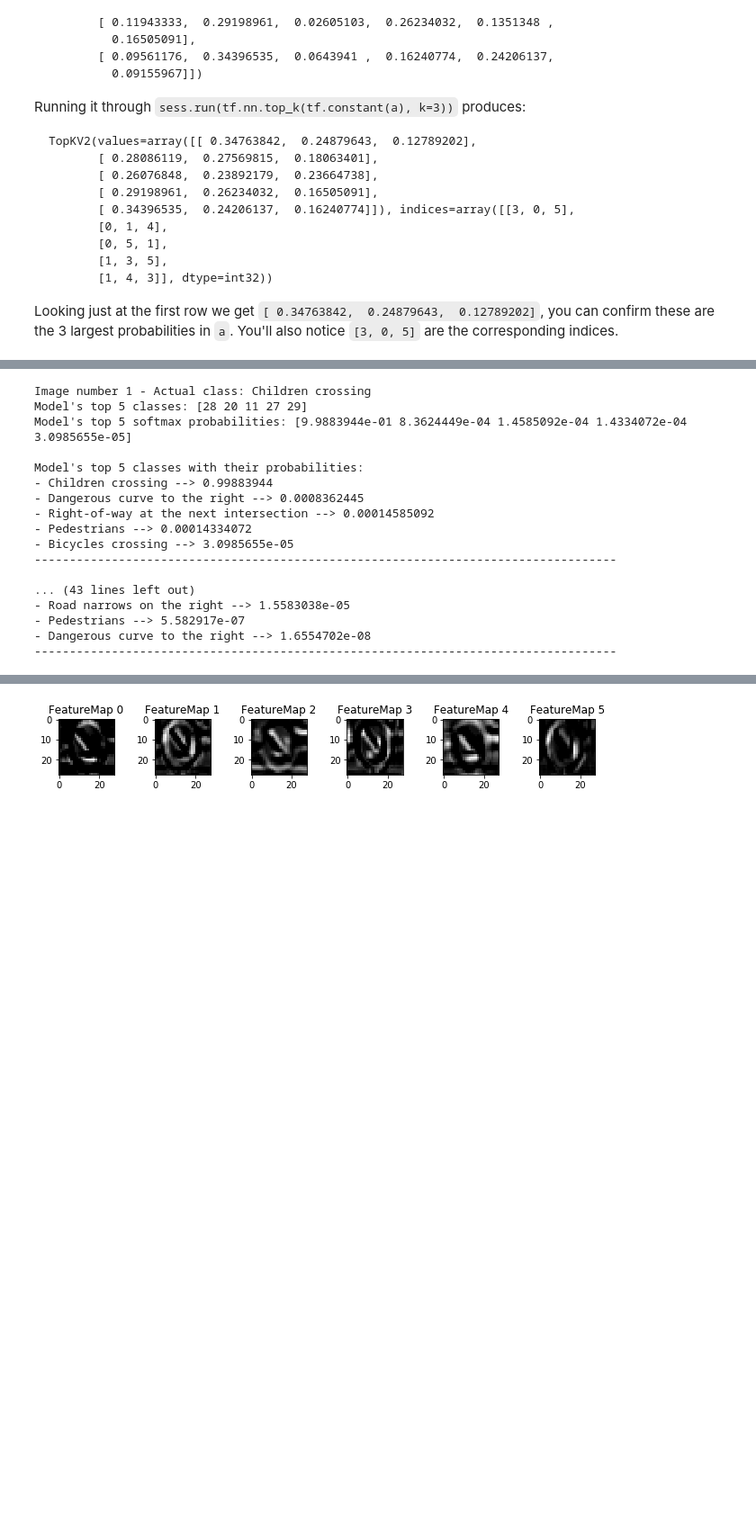
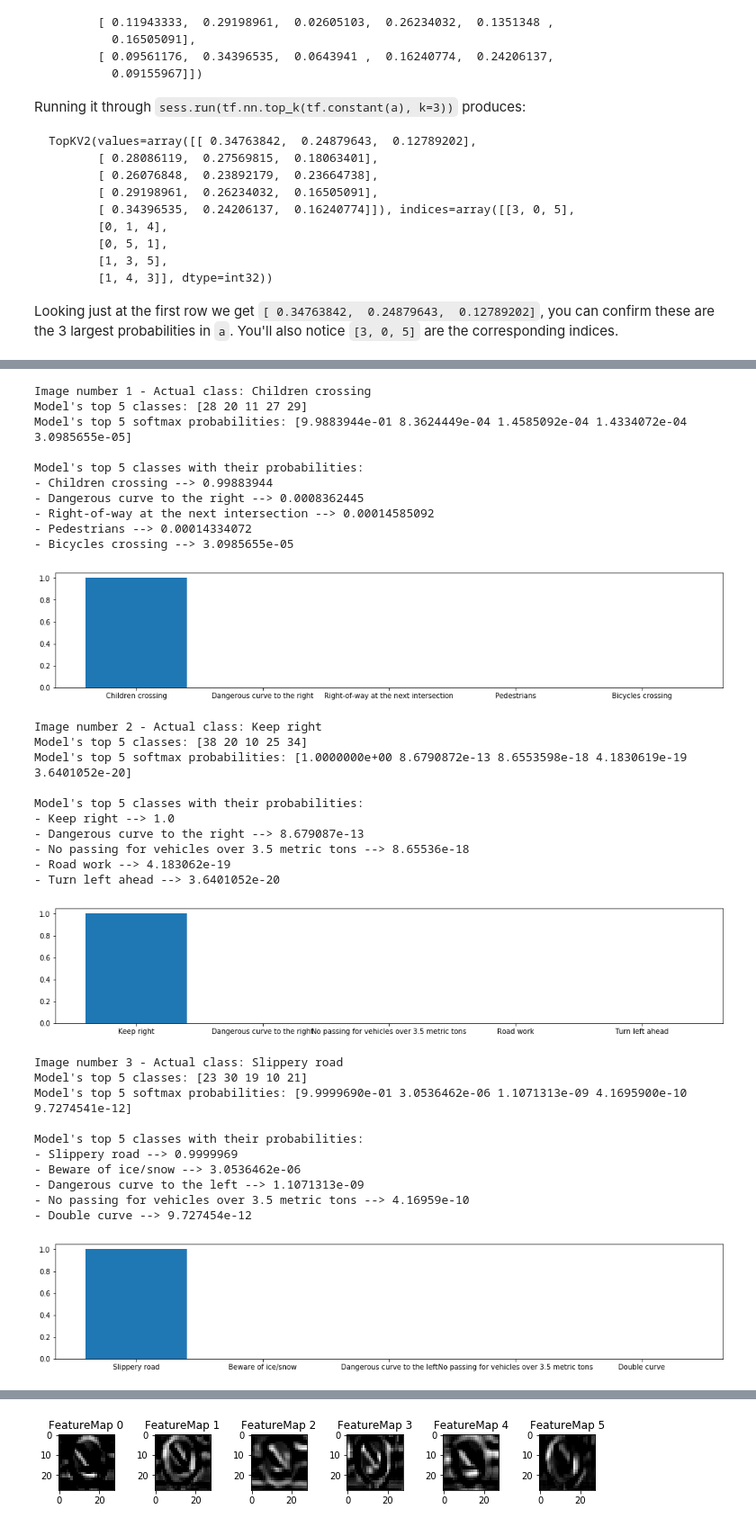
Before and after one commit to kamiarkordari/CarND-Traffic-Sign-Classifier, a Jupyter notebook: Traffic_Sign_Classifier.ipynb, the cells around one changed output, grey strips where cells are left out. Shown at 90% size. Saved outputs shown, nothing was run; the diff lists cells and outputs as text; code cells hidden in the pictures; blank space fills up the shorter version.

Commit message:
feats: add bar chart to show the prop of the top 5 classes

```diff
--- a/Traffic_Sign_Classifier.ipynb
+++ b/Traffic_Sign_Classifier.ipynb
@@ -337,16 +337,16 @@ new_images.append(cv2.imread('test_images/keep right.jpg'))
 new_images.append(cv2.imread('test_images/slippery road.jpg'))
 new_images.append(cv2.imread('test_images/yield.jpg'))
 new_images.append(cv2.imread('test_images/traffic signals.jpg'))
+new_images.append(cv2.imread('test_images/puppy.jpg'))
+
 
 new_test = {}
 new_test['features'] = np.array(new_images)
-#new_test['labels'] = [28, 38, 23, 17, 26]
-#new_test['labels'] = [28, 38, 23, 14, 26]
 new_test['labels'] = [28, 38, 23, 13, 26]
 
 fig, axs = plt.subplots(1,5, figsize=(20,10))
 
-for i in range(len(new_test['features'])):
+for i in range(5):
     img = cv2.cvtColor(new_test['features'][i],cv2.COLOR_BGR2RGB)
     axs[i].imshow(img)
 
@@ -371,12 +371,12 @@ X_new_test = XX_new_test
 ### Predict the Sign Type for Each Image
 # %%
 ### Run the predictions here and use the model to output the prediction for each image.
-predictions = model.predict(X_new_test)
+predictions = model.predict(X_new_test[:])
 # %%
 correct_classification_counter = 0
 
 fig, axs = plt.subplots(1,5, figsize=(20,10))
-for i, img in enumerate(X_new_test):
+for i, img in enumerate(X_new_test[:5]):
     axs[i].imshow(cv2.cvtColor(new_test['features'][i],cv2.COLOR_BGR2RGB))
     axs[i].set_title('Prediction:' + class_names[str(np.argmax(predictions[i]))] + '\n'+'Actual Class:' + class_names[str(y_new_test[i])])
     if np.argmax(predictions[i]) == y_new_test[i]:
@@ -458,33 +461,53 @@ array([[28, 20, 11, 27, 29],
 # %%
 ### Print out the top five softmax probabilities for the predictions on the German traffic sign images found on the web.
-for i in range(len(predictions)):
+for i in range(len(predictions[:5])):
     top5_predictions = tf.nn.top_k(predictions[i], k=5)
     ind = top5_predictions.indices.numpy()
     val = top5_predictions.values.numpy()
     print('Image number '+ str(i+1) + ' - Actual class: ' + class_names[str(y_new_test[i])])
     print('Model\'s top 5 classes: '+ str(ind))
     print('Model\'s top 5 softmax probabilities: '+ str(val))
 
     print('\nModel\'s top 5 classes with their probabilities:')
     for j in range(5):
-        print('- '+class_names[str(ind[j])] + ' --> ' +str(val[j]))
+        print('- '+ class_names[str(ind[j])] + ' --> ' +str(val[j]))
 
-    print('-----------------------------------------------------------------------------------\n')
+    fig, ax = plt.subplots(figsize=(17,3))
+    classes = [class_names[str(i)] for i in ind]
+    probs = val
+    ax.bar(classes,probs)
+    plt.show()
 # %% [output]
 Image number 1 - Actual class: Children crossing
 Model's top 5 classes: [28 20 11 27 29]
 Model's top 5 softmax probabilities: [9.9883944e-01 8.3624449e-04 1.4585092e-04 1.4334072e-04 3.0985655e-05]
 
 Model's top 5 classes with their probabilities:
 - Children crossing --> 0.99883944
 - Dangerous curve to the right --> 0.0008362445
 - Right-of-way at the next intersection --> 0.00014585092
 - Pedestrians --> 0.00014334072
 - Bicycles crossing --> 3.0985655e-05
------------------------------------------------------------------------------------
-
-... (43 lines left out)
-- Road narrows on the right --> 1.5583038e-05
-- Pedestrians --> 5.582917e-07
-- Dangerous curve to the right --> 1.6554702e-08
------------------------------------------------------------------------------------
+[figure, added]
+Image number 2 - Actual class: Keep right
+Model's top 5 classes: [38 20 10 25 34]
+Model's top 5 softmax probabilities: [1.0000000e+00 8.6790872e-13 8.6553598e-18 4.1830619e-19 3.6401052e-20]
+
+Model's top 5 classes with their probabilities:
+- Keep right --> 1.0
+- Dangerous curve to the right --> 8.679087e-13
+- No passing for vehicles over 3.5 metric tons --> 8.65536e-18
+- Road work --> 4.183062e-19
+- Turn left ahead --> 3.6401052e-20
+[figure, added]
+Image number 3 - Actual class: Slippery road
+Model's top 5 classes: [23 30 19 10 21]
+Model's top 5 softmax probabilities: [9.9999690e-01 3.0536462e-06 1.1071313e-09 4.1695900e-10 9.7274541e-12]
+
+Model's top 5 classes with their probabilities:
+- Slippery road --> 0.9999969
+- Beware of ice/snow --> 3.0536462e-06
+- Dangerous curve to the left --> 1.1071313e-09
+- No passing for vehicles over 3.5 metric tons --> 4.16959e-10
+- Double curve --> 9.727454e-12
+[figure, added]
```
Also changed, not shown: parts of 14 cells of this notebook, 8 other files.
